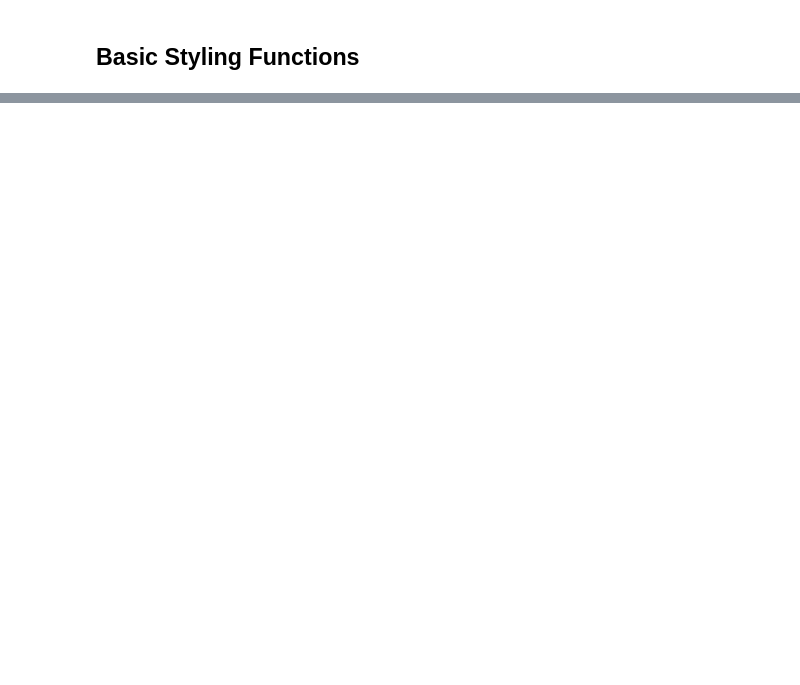
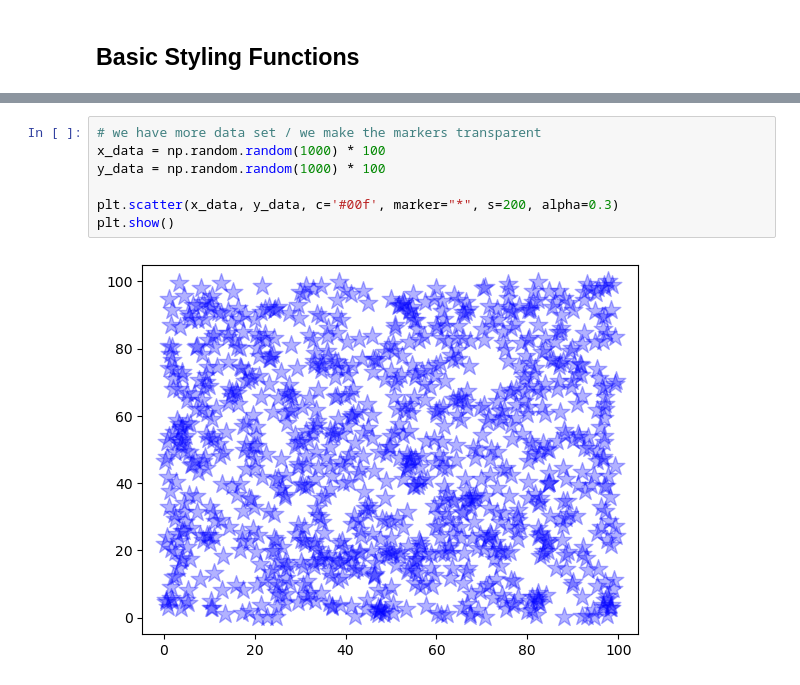
Before and after one commit to agordavidt/Data-Analytics_Course, a Jupyter notebook: python_data_analytics/matplotlib/02-matplotlib.ipynb, the cells around one changed output, grey strips where cells are left out. Drawn from its saved outputs; the diff is of its cells as text; blank space fills up the shorter version.

```diff
--- a/python_data_analytics/matplotlib/02-matplotlib.ipynb
+++ b/python_data_analytics/matplotlib/02-matplotlib.ipynb
@@ -39,0 +25,9 @@ plt.show()
+# %%
+# we have more data set / we make the markers transparent
+x_data = np.random.random(1000) * 100
+y_data = np.random.random(1000) * 100
+
+plt.scatter(x_data, y_data, c='#00f', marker="*", s=200, alpha=0.3)
+plt.show()
+# %% [output]
+[figure, added]
```
Also changed, not shown: parts of 6 cells of this notebook.
